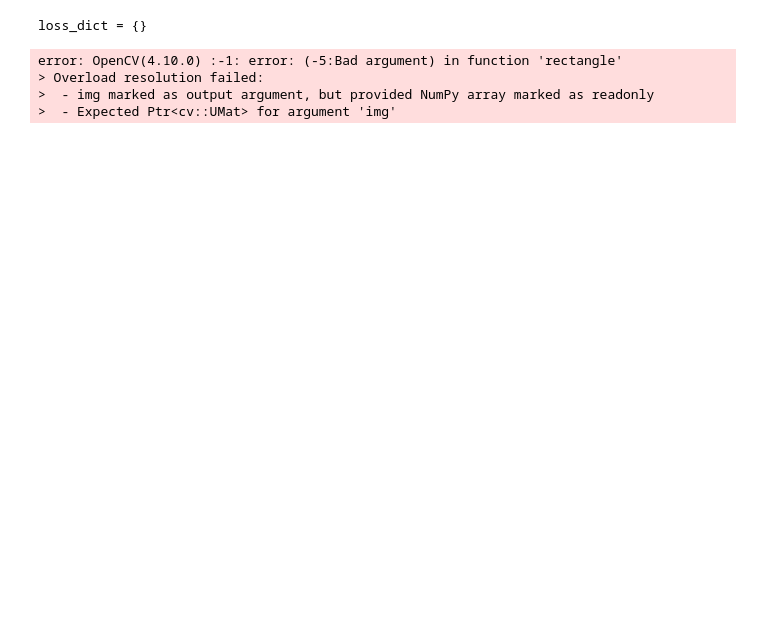
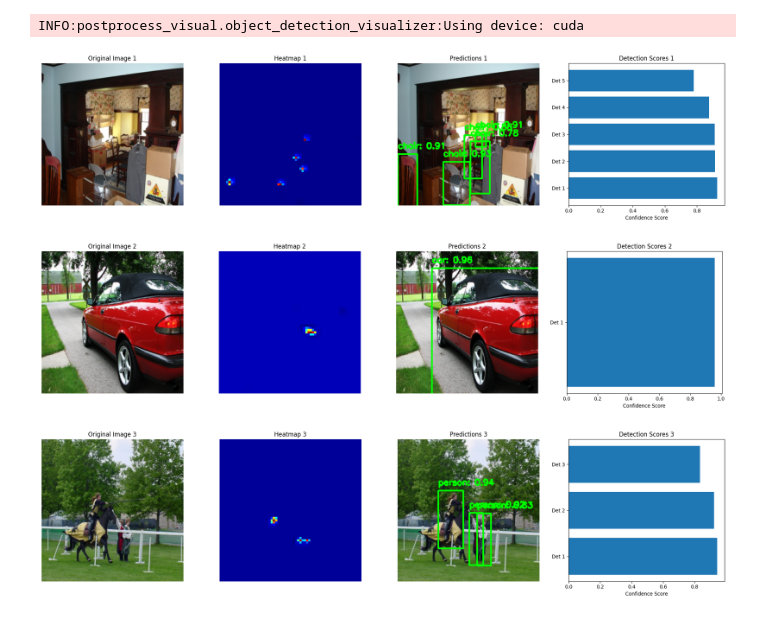
Before and after one commit to macoidk/object_detection, a Jupyter notebook: playbooks/visualization_example.ipynb, the cells around one changed output. Drawn from its saved outputs; the diff is of its cells as text; code cells hidden in the pictures; blank space fills up the shorter version.

```diff
--- a/playbooks/visualization_example.ipynb
+++ b/playbooks/visualization_example.ipynb
@@ -1,17 +1,21 @@
 # %%
-# visualizer_example.py
-
+import os
+from typing import TypeVar
 import torchvision
 from torchvision.transforms import v2 as transforms
+import torch
+import torch.nn as nn
+from models.centernet import ModelBuilder
+from models.resnet import ResnetModel
+from data.dataset_visualizer import ImageDatasetWithLabels
 from torch.utils.data import Subset
-
-from data.dataset_visualizer import ImageDatasetWithLabels
-from postprocess_visual.object_detection_visualizer import ObjectDetectionVisualizer
-
+from postprocess_visual.object_detection_visualizer import (
+    ObjectDetectionVisualizer,
+)
 
 def prepare_dataset():
     dataset = torchvision.datasets.VOCDetection(
-        root="../VOC", year="2007", image_set="val", download=False
+        root="../VOC", year="2007", image_set="val", download=True
     )
     dataset = torchvision.datasets.wrap_dataset_for_transforms_v2(dataset)
     indices = range(10)
@@ -25,17 +29,56 @@ def prepare_dataset():
 
     return ImageDatasetWithLabels(dataset=dataset, transformation=transform)
 
+dataset = prepare_dataset()
+
+ModuleType = TypeVar("ModuleType", bound=nn.Module)
+
+
+def load_model(model_type: ModuleType, checkpoint_path: str = None):
+    checkpoint_path = (
+        "../models/checkpoints/pretrained_weights.pt"
+        if checkpoint_path is None
+        else checkpoint_path
+    )
+    if not os.path.exists(checkpoint_path):
+        raise FileNotFoundError(f"Checkpoint file not found: {checkpoint_path}")
+
+    device = torch.device("cuda" if torch.cuda.is_available() else "cpu")
+    model = model_type(alpha=1.0).to(device)
+    model.load_state_dict(
+        torch.load(
+            checkpoint_path,
+            map_location=device,
+            weights_only=True,
+        )
+    )
+    model.eval()
+    return model
+
+model = load_model(ResnetModel)
+
+custom_transforms = transforms.Compose(
+    [
+        transforms.ToImage(),
+        transforms.ToDtype(torch.float32, scale=True),
+    ]
+)
+preds = []
+device = torch.device("cuda" if torch.cuda.is_available() else "cpu")
+
+for i, orig_img in enumerate(dataset):
+    img = custom_transforms(orig_img)
+    img = img.unsqueeze(0).to(device)
+
+    with torch.no_grad():
+        pred = model(img)
+        preds.append(pred)
 
 # Create visualizer with default settings
 visualizer = ObjectDetectionVisualizer(
-    dataset=prepare_dataset(),
-    checkpoint_path="../models/checkpoints/imagenet_pretrained_weights.pt",
-    input_height=256,
-    input_width=256,
-    confidence_threshold=0.3,
-    #model = ImagenetModel(alpha=1.0)
+    dataset=dataset, input_height=256, input_width=256, confidence_threshold=0.3
 )
 
 # Visualize predictions
-visualizer.visualize_predictions()
+visualizer.visualize_predictions(preds)
 # %% [output]
@@ -43,5 +88,4 @@ INFO:postprocess_visual.imagenet:Using device: cuda
-loss_dict = {}
+INFO:postprocess_visual.object_detection_visualizer:Using device: cuda
-error: OpenCV(4.10.0) :-1: error: (-5:Bad argument) in function 'rectangle'
-> Overload resolution failed:
->  - img marked as output argument, but provided NumPy array marked as readonly
->  - Expected Ptr<cv::UMat> for argument 'img'
+[figure, added]
+[figure, added]
+[figure, added]
```
Also changed, not shown: parts of 1 cell of this notebook, 14 other files.
